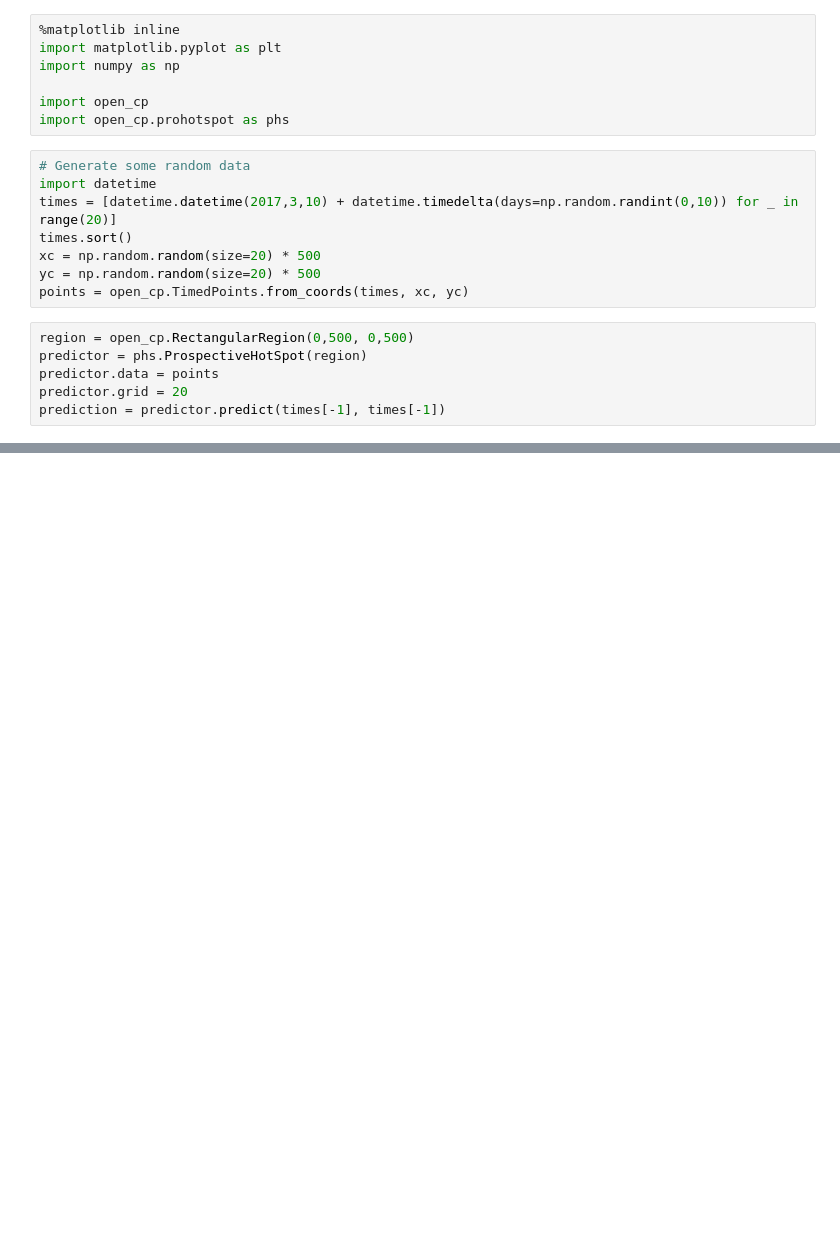
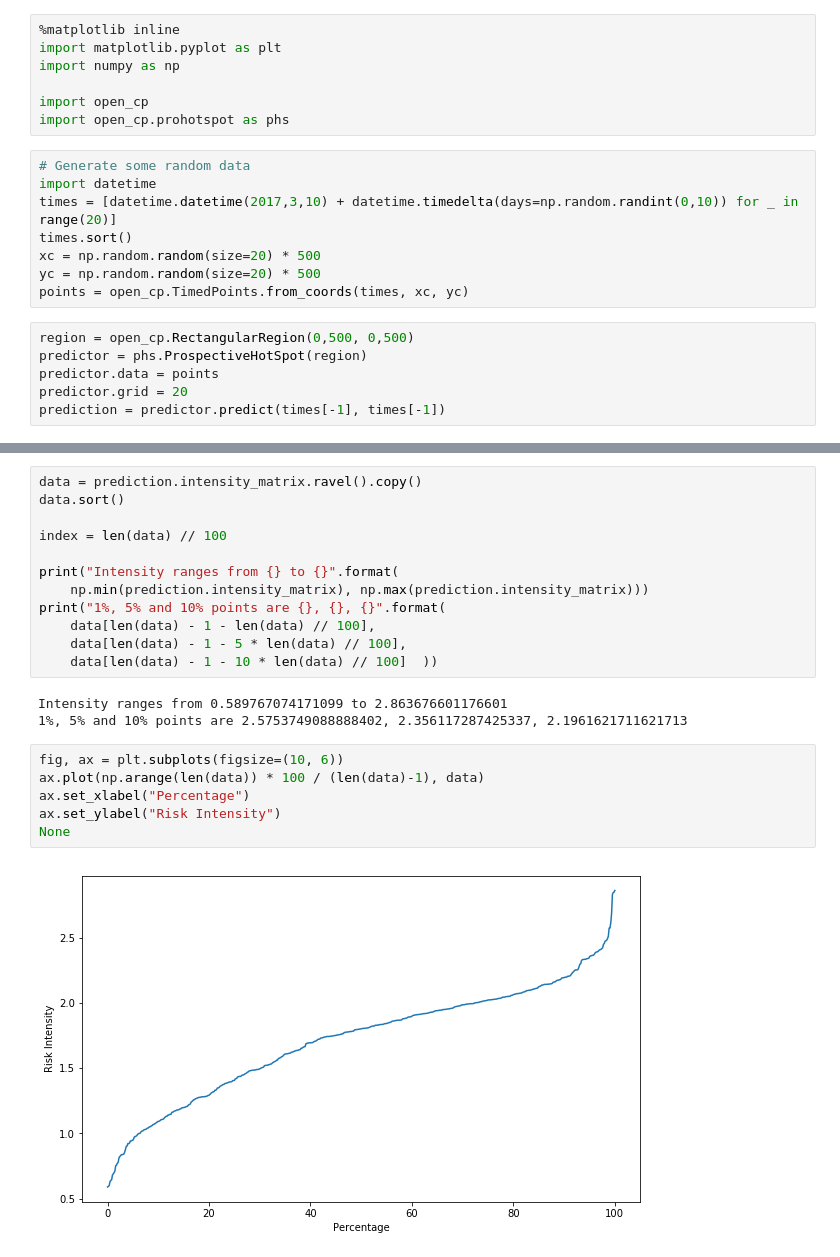
Before and after one commit to QuantCrimAtLeeds/PredictCode, a Jupyter notebook: Prospective HotSpot.ipynb, the cells around one changed output, grey strips where cells are left out. Cells and saved outputs as stored; diff of their text form; blank space fills up the shorter version.

```diff
--- a/Prospective HotSpot.ipynb
+++ b/Prospective HotSpot.ipynb
@@ -145,0 +148,23 @@ None
+# %%
+data = prediction.intensity_matrix.ravel().copy()
+data.sort()
+
+index = len(data) // 100
+
+print("Intensity ranges from {} to {}".format(
+    np.min(prediction.intensity_matrix), np.max(prediction.intensity_matrix)))
+print("1%, 5% and 10% points are {}, {}, {}".format(
+    data[len(data) - 1 - len(data) // 100],
+    data[len(data) - 1 - 5 * len(data) // 100],
+    data[len(data) - 1 - 10 * len(data) // 100]  ))
+# %% [output]
+Intensity ranges from 0.589767074171099 to 2.863676601176601
+1%, 5% and 10% points are 2.5753749088888402, 2.356117287425337, 2.1961621711621713
+# %%
+fig, ax = plt.subplots(figsize=(10, 6))
+ax.plot(np.arange(len(data)) * 100 / (len(data)-1), data)
+ax.set_xlabel("Percentage")
+ax.set_ylabel("Risk Intensity")
+None
+# %% [output]
+[figure, added]
```
Also changed, not shown: parts of 6 cells of this notebook, 3 other files.
